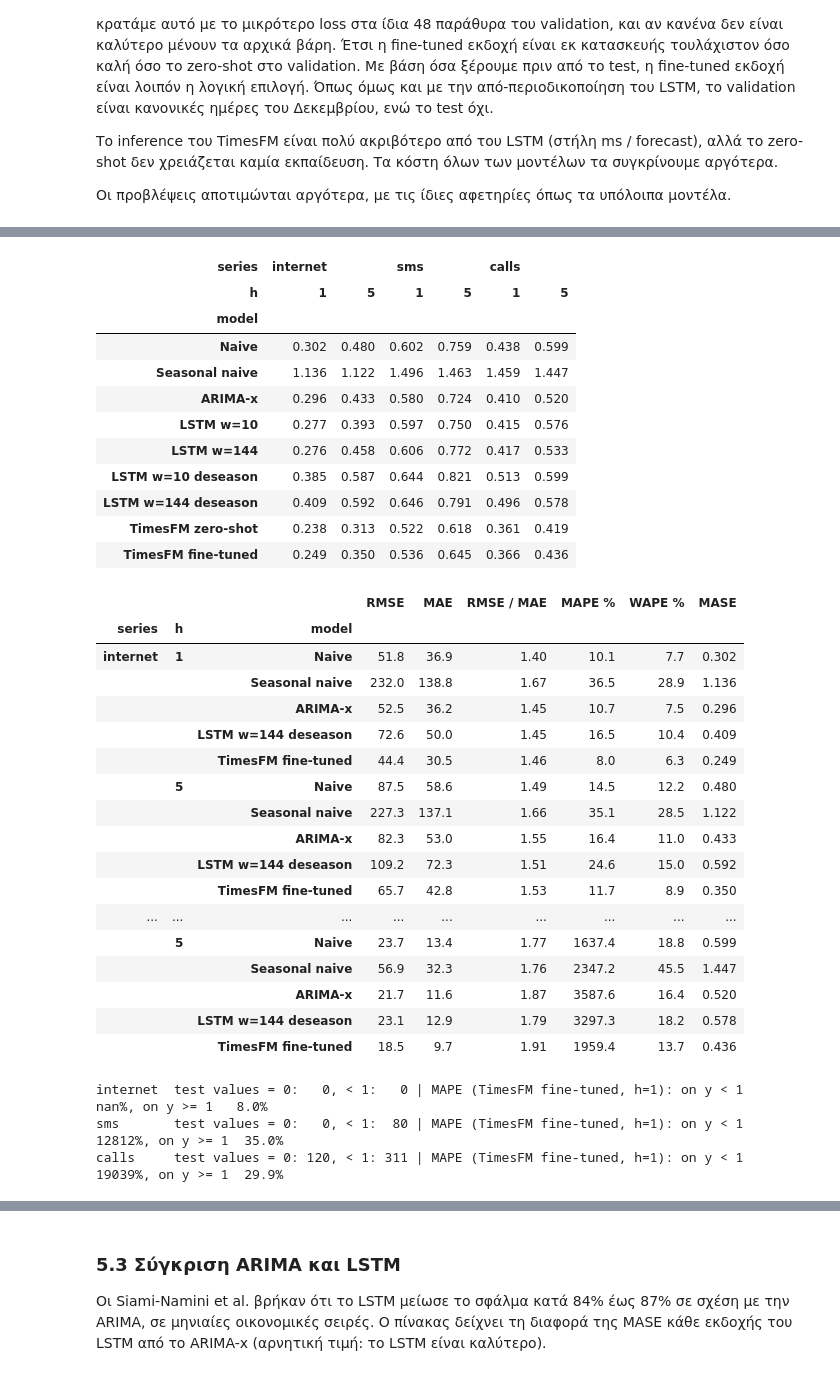
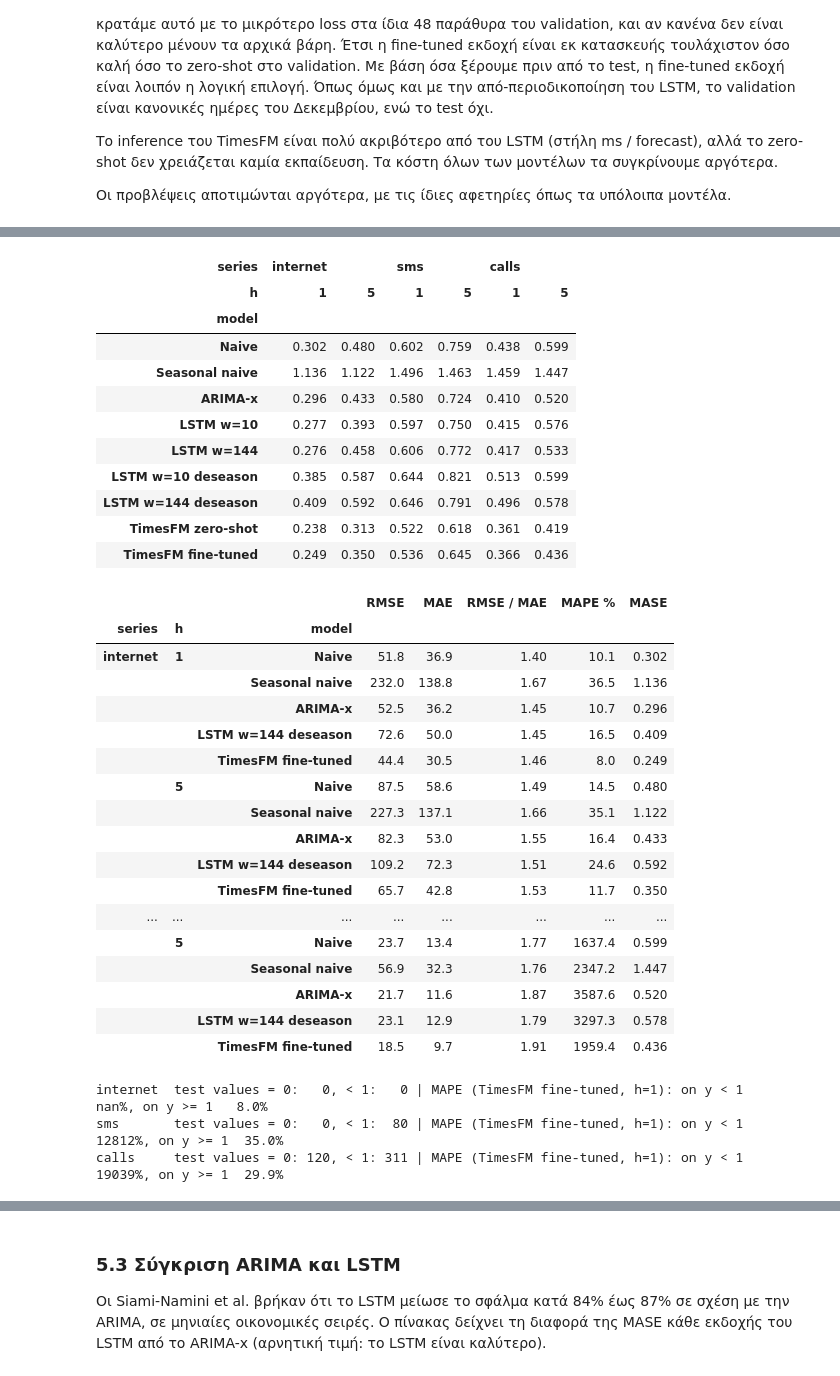
Before and after one commit to VasilisMylonas/5g-project, a Jupyter notebook: notebook.ipynb, the cells around one changed output, grey strips where cells are left out. Drawn from its saved outputs; the diff is of its cells as text; code cells hidden in the pictures.

```diff
--- a/notebook.ipynb
+++ b/notebook.ipynb
@@ -1663,7 +1680,6 @@ def metrics(y, yhat, s):
     rmse, mae = np.sqrt(np.mean(e ** 2)), np.mean(np.abs(e))
     return {"RMSE": rmse, "MAE": mae, "RMSE / MAE": rmse / mae,
             "MAPE %": 100 * np.mean(np.abs(e[pos] / y[pos])),
-            "WAPE %": 100 * np.sum(np.abs(e)) / np.sum(y),     # total absolute error as % of the total volume
             "MASE": mae / MASE_SCALE[s]}
 
 
@@ -1694,53 +1710,52 @@ MAIN = {"ARIMA": "ARIMA-x", "LSTM": LSTM_MAIN, "TimesFM": "TimesFM fine-tuned"}
 GROUP_COLOR = {"ARIMA": "#eb6834", "LSTM": "#2a78d6", "TimesFM": "#1baf7a"}
 
 # MASE of every model (lowest per column highlighted)
 columns = [(s, h) for s in SERIES for h in (1, 5)]
 display(FINAL["MASE"].unstack(["series", "h"])[columns].loc[ORDER].style.format("{:.3f}").highlight_min(color="#d6e6f9"))
 
 # Per series and horizon: the two baselines and the best model of each family, with every metric
 show = [(s, h, m) for s, h in columns
         for m in ["Naive", "Seasonal naive", *MAIN.values()]]
-display(FINAL.loc[show].style.format({"RMSE": "{:.1f}", "MAE": "{:.1f}", "RMSE / MAE": "{:.2f}", "MAPE %": "{:.1f}",
-                                      "WAPE %": "{:.1f}", "MASE": "{:.3f}"}))
+display(FINAL.loc[show].style.format({"RMSE": "{:.1f}", "MAE": "{:.1f}", "RMSE / MAE": "{:.2f}", "MAPE %": "{:.1f}", "MASE": "{:.3f}"}))
 
 # Why MAPE misbehaves: how many test values are (close to) zero, and the MAPE on them
 for s in SERIES:
     y = Y[s][n_train:]
     m = MAIN["TimesFM"]
     ape = np.abs(y - PRED[(s, 1)][m][1]) / np.where(y > 0, y, np.nan)
     print(f"{s:9s} test values = 0: {np.sum(y == 0):3d}, < 1: {np.sum(y < 1):3d} | MAPE ({m}, h=1): "
           f"on y < 1 {100 * np.nanmean(ape[y < 1]):7.0f}%, on y >= 1 {100 * np.nanmean(ape[y >= 1]):5.1f}%")
 # %% [output]
 | series | internet |  | sms |  | calls |  |
 | h | 1 | 5 | 1 | 5 | 1 | 5 |
 | model |  |  |  |  |  |  |
 | Naive | 0.302 | 0.480 | 0.602 | 0.759 | 0.438 | 0.599 |
 | Seasonal naive | 1.136 | 1.122 | 1.496 | 1.463 | 1.459 | 1.447 |
 | ARIMA-x | 0.296 | 0.433 | 0.580 | 0.724 | 0.410 | 0.520 |
 | LSTM w=10 | 0.277 | 0.393 | 0.597 | 0.750 | 0.415 | 0.576 |
 | LSTM w=144 | 0.276 | 0.458 | 0.606 | 0.772 | 0.417 | 0.533 |
 | LSTM w=10 deseason | 0.385 | 0.587 | 0.644 | 0.821 | 0.513 | 0.599 |
 | LSTM w=144 deseason | 0.409 | 0.592 | 0.646 | 0.791 | 0.496 | 0.578 |
 | TimesFM zero-shot | 0.238 | 0.313 | 0.522 | 0.618 | 0.361 | 0.419 |
 | TimesFM fine-tuned | 0.249 | 0.350 | 0.536 | 0.645 | 0.366 | 0.436 |
-|  |  |  | RMSE | MAE | RMSE / MAE | MAPE % | WAPE % | MASE |
-| series | h | model |  |  |  |  |  |  |
-| internet | 1 | Naive | 51.8 | 36.9 | 1.40 | 10.1 | 7.7 | 0.302 |
-|  |  | Seasonal naive | 232.0 | 138.8 | 1.67 | 36.5 | 28.9 | 1.136 |
-|  |  | ARIMA-x | 52.5 | 36.2 | 1.45 | 10.7 | 7.5 | 0.296 |
-|  |  | LSTM w=144 deseason | 72.6 | 50.0 | 1.45 | 16.5 | 10.4 | 0.409 |
-|  |  | TimesFM fine-tuned | 44.4 | 30.5 | 1.46 | 8.0 | 6.3 | 0.249 |
-|  | 5 | Naive | 87.5 | 58.6 | 1.49 | 14.5 | 12.2 | 0.480 |
-|  |  | Seasonal naive | 227.3 | 137.1 | 1.66 | 35.1 | 28.5 | 1.122 |
-|  |  | ARIMA-x | 82.3 | 53.0 | 1.55 | 16.4 | 11.0 | 0.433 |
-|  |  | LSTM w=144 deseason | 109.2 | 72.3 | 1.51 | 24.6 | 15.0 | 0.592 |
-|  |  | TimesFM fine-tuned | 65.7 | 42.8 | 1.53 | 11.7 | 8.9 | 0.350 |
-| ... | ... | ... | ... | ... | ... | ... | ... | ... |
-|  | 5 | Naive | 23.7 | 13.4 | 1.77 | 1637.4 | 18.8 | 0.599 |
-|  |  | Seasonal naive | 56.9 | 32.3 | 1.76 | 2347.2 | 45.5 | 1.447 |
-|  |  | ARIMA-x | 21.7 | 11.6 | 1.87 | 3587.6 | 16.4 | 0.520 |
-|  |  | LSTM w=144 deseason | 23.1 | 12.9 | 1.79 | 3297.3 | 18.2 | 0.578 |
-|  |  | TimesFM fine-tuned | 18.5 | 9.7 | 1.91 | 1959.4 | 13.7 | 0.436 |
+|  |  |  | RMSE | MAE | RMSE / MAE | MAPE % | MASE |
+| series | h | model |  |  |  |  |  |
+| internet | 1 | Naive | 51.8 | 36.9 | 1.40 | 10.1 | 0.302 |
+|  |  | Seasonal naive | 232.0 | 138.8 | 1.67 | 36.5 | 1.136 |
+|  |  | ARIMA-x | 52.5 | 36.2 | 1.45 | 10.7 | 0.296 |
+|  |  | LSTM w=144 deseason | 72.6 | 50.0 | 1.45 | 16.5 | 0.409 |
+|  |  | TimesFM fine-tuned | 44.4 | 30.5 | 1.46 | 8.0 | 0.249 |
+|  | 5 | Naive | 87.5 | 58.6 | 1.49 | 14.5 | 0.480 |
+|  |  | Seasonal naive | 227.3 | 137.1 | 1.66 | 35.1 | 1.122 |
+|  |  | ARIMA-x | 82.3 | 53.0 | 1.55 | 16.4 | 0.433 |
+|  |  | LSTM w=144 deseason | 109.2 | 72.3 | 1.51 | 24.6 | 0.592 |
+|  |  | TimesFM fine-tuned | 65.7 | 42.8 | 1.53 | 11.7 | 0.350 |
+| ... | ... | ... | ... | ... | ... | ... | ... |
+|  | 5 | Naive | 23.7 | 13.4 | 1.77 | 1637.4 | 0.599 |
+|  |  | Seasonal naive | 56.9 | 32.3 | 1.76 | 2347.2 | 1.447 |
+|  |  | ARIMA-x | 21.7 | 11.6 | 1.87 | 3587.6 | 0.520 |
+|  |  | LSTM w=144 deseason | 23.1 | 12.9 | 1.79 | 3297.3 | 0.578 |
+|  |  | TimesFM fine-tuned | 18.5 | 9.7 | 1.91 | 1959.4 | 0.436 |
 internet  test values = 0:   0, < 1:   0 | MAPE (TimesFM fine-tuned, h=1): on y < 1     nan%, on y >= 1   8.0%
 sms       test values = 0:   0, < 1:  80 | MAPE (TimesFM fine-tuned, h=1): on y < 1   12812%, on y >= 1  35.0%
 calls     test values = 0: 120, < 1: 311 | MAPE (TimesFM fine-tuned, h=1): on y < 1   19039%, on y >= 1  29.9%
```
Also changed, not shown: parts of 7 cells of this notebook, 3 other files.
